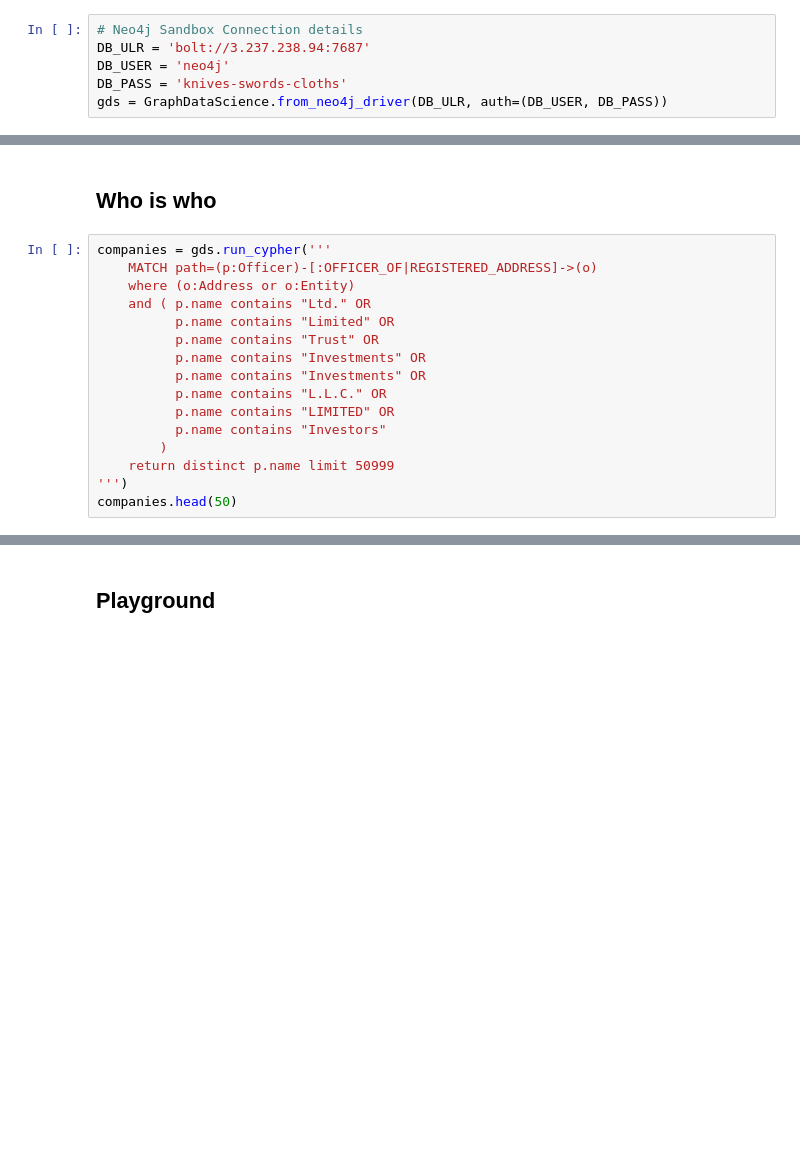
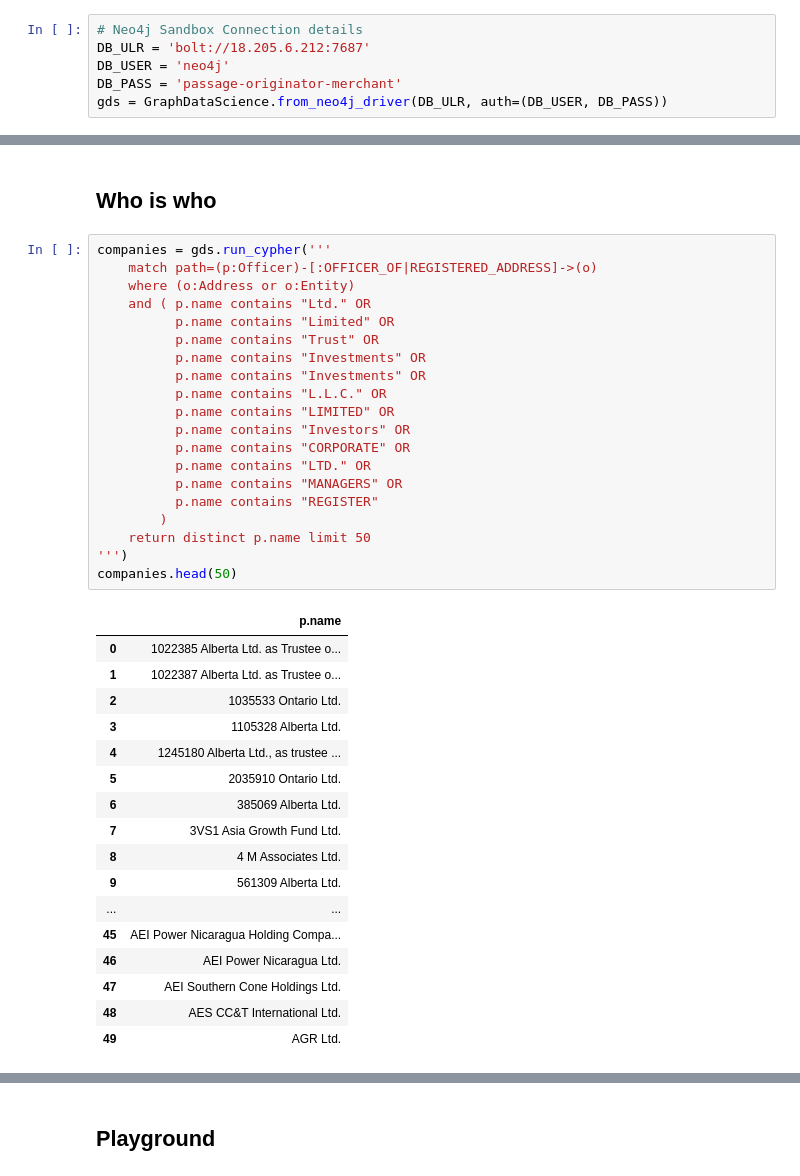
Before and after one commit to lqst/neo4j-hackathons, a Jupyter notebook: project2/01 Persons of interest.ipynb, the cells around one changed output, grey strips where cells are left out. Cells and saved outputs as stored; diff of their text form; blank space fills up the shorter version.

```diff
--- a/project2/01 Persons of interest.ipynb
+++ b/project2/01 Persons of interest.ipynb
@@ -11,7 +11,7 @@ from neo4j import GraphDatabase
 from graphdatascience import GraphDataScience
 # %%
 # Neo4j Sandbox Connection details
-DB_ULR = 'bolt://3.237.238.94:7687'
+DB_ULR = 'bolt://18.205.6.212:7687'
 DB_USER = 'neo4j'
-DB_PASS = 'knives-swords-cloths'
+DB_PASS = 'passage-originator-merchant'
 gds = GraphDataScience.from_neo4j_driver(DB_ULR, auth=(DB_USER, DB_PASS))
@@ -81,20 +109,42 @@ test.head(40)
 ## Who is who
 # %%
 companies = gds.run_cypher('''
-    MATCH path=(p:Officer)-[:OFFICER_OF|REGISTERED_ADDRESS]->(o)
+    match path=(p:Officer)-[:OFFICER_OF|REGISTERED_ADDRESS]->(o)
     where (o:Address or o:Entity)
     and ( p.name contains "Ltd." OR
           p.name contains "Limited" OR
           p.name contains "Trust" OR
           p.name contains "Investments" OR
           p.name contains "Investments" OR
           p.name contains "L.L.C." OR
           p.name contains "LIMITED" OR
-          p.name contains "Investors"
+          p.name contains "Investors" OR
+          p.name contains "CORPORATE" OR
+          p.name contains "LTD." OR
+          p.name contains "MANAGERS" OR
+          p.name contains "REGISTER"
         )
-    return distinct p.name limit 50999
+    return distinct p.name limit 50
 ''')
 companies.head(50)
+# %% [output]
+|  | p.name |
+| 0 | 1022385 Alberta Ltd. as Trustee o... |
+| 1 | 1022387 Alberta Ltd. as Trustee o... |
+| 2 | 1035533 Ontario Ltd. |
+| 3 | 1105328 Alberta Ltd. |
+| 4 | 1245180 Alberta Ltd., as trustee ... |
+| 5 | 2035910 Ontario Ltd. |
+| 6 | 385069 Alberta Ltd. |
+| 7 | 3VS1 Asia Growth Fund Ltd. |
+| 8 | 4 M Associates Ltd. |
+| 9 | 561309 Alberta Ltd. |
+| ... | ... |
+| 45 | AEI Power Nicaragua Holding Compa... |
+| 46 | AEI Power Nicaragua Ltd. |
+| 47 | AEI Southern Cone Holdings Ltd. |
+| 48 | AES CC&T International Ltd. |
+| 49 | AGR Ltd. |
 # %%
 # Label Officers as Companies
 gds.run_cypher('''
```
Also changed, not shown: parts of 19 cells of this notebook.
